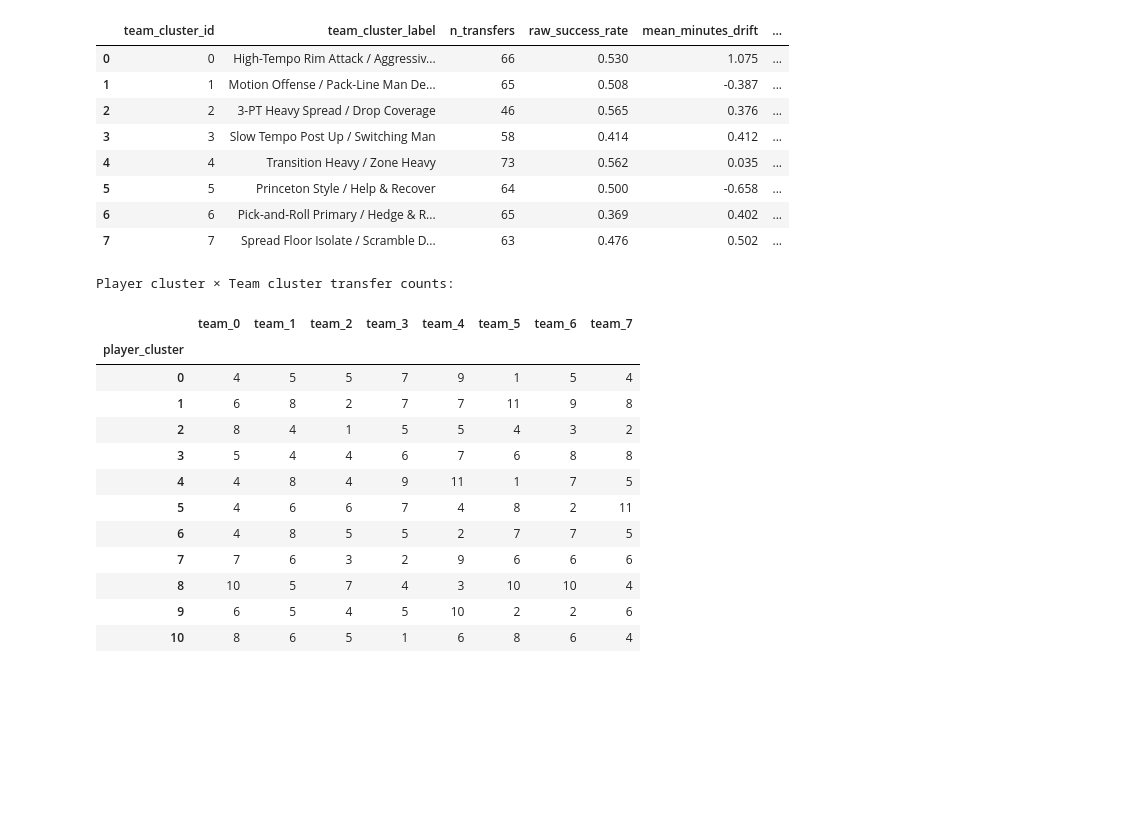
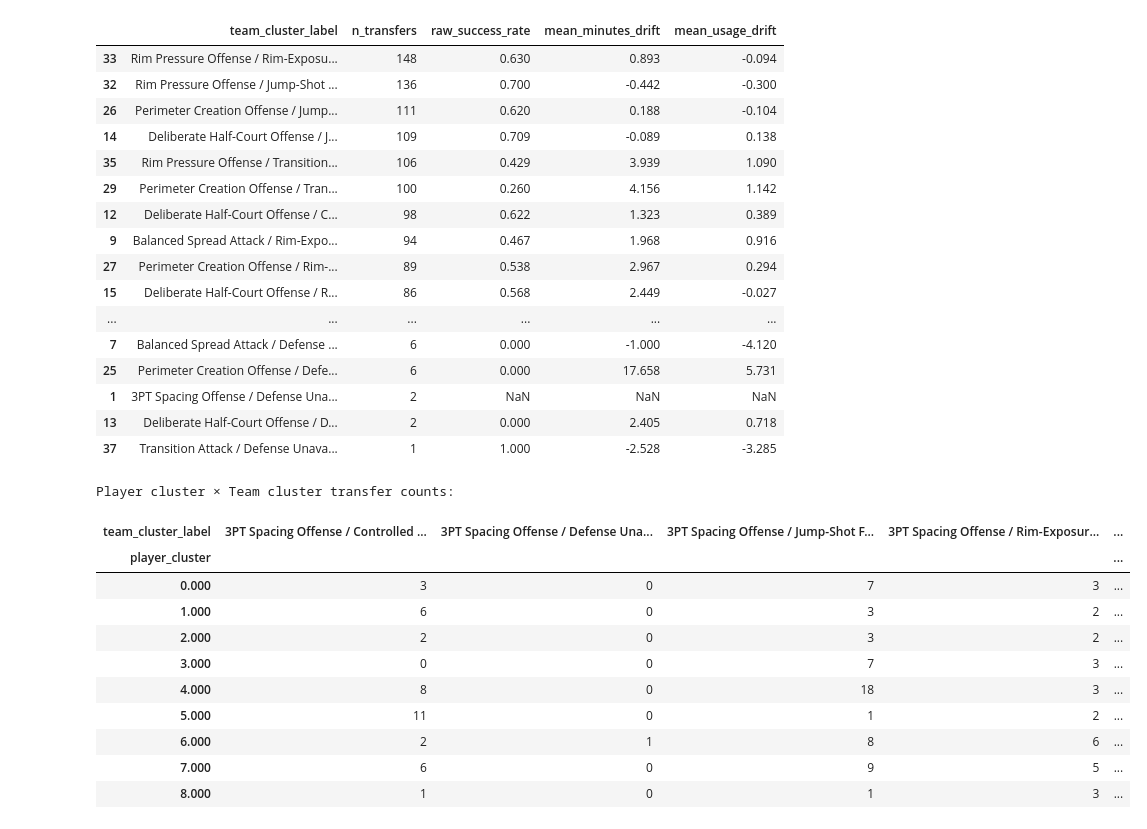
Before and after one commit to shanthg01/MIDS210-Capstone, a Jupyter notebook: notebooks/models/transfer_success.ipynb, the cells around one changed output. Saved outputs shown, nothing was run; the diff lists cells and outputs as text; code cells hidden in the pictures; blank space fills up the shorter version.

```diff
--- a/notebooks/models/transfer_success.ipynb
+++ b/notebooks/models/transfer_success.ipynb
@@ -260,7 +421,15 @@ def label_transfer_success(df: pd.DataFrame) -> pd.DataFrame:
 
     Primary: actual_value_per_100 >= projected_value_per_100 (both non-null).
     Fallback: post_per >= pre_per when projection or HE RAPM data is missing.
-    Rows with neither comparison possible get success = NaN.
+    Rows with neither comparison possible get success = NaN, success_label = pd.NA.
+
+    success_label uses pandas' nullable "boolean" dtype rather than a plain
+    True/False/NaN object column: with plain object dtype, unlabeled rows'
+    NaN silently coerces to True under `.astype(bool)` (verified) even
+    though direct boolean masking raises — a landmine for any future code
+    that touches success_label before filtering with `.notna()`. The
+    nullable dtype makes `.astype(bool)` raise instead of silently
+    corrupting unlabeled rows into false successes.
     """
     df = df.copy()
 
@@ -280,7 +449,7 @@ def label_transfer_success(df: pd.DataFrame) -> pd.DataFrame:
         df.loc[fallback, "post_per"] >= df.loc[fallback, "pre_per"]
     ).astype(float)
 
-    df["success_label"]       = df["success"].map({1.0: True, 0.0: False})
+    df["success_label"]       = df["success"].map({1.0: True, 0.0: False}).astype("boolean")
     df["value_vs_projection"] = df["actual_value_per_100"] - df["projected_value_per_100"]
     df["label_source"] = np.where(
         has_rapm, "rapm_vs_projection",
@@ -357,12 +528,12 @@ This cell provides a quick EDA of how historical transfers are distributed acros
 # %%
 # Cell 5 — Team cluster coverage EDA
-unmatched = df["team_cluster_id"].isna().sum()
+unmatched = df["team_cluster_label"].isna().sum()
 print(f"Transfers without a team_system_profiles row: {unmatched:,} ({unmatched/len(df):.1%})")
 print("These will receive confidence = global cluster prior (W=0 shrinkage).\n")
 
 team_cluster_summary = (
-    df[df["team_cluster_id"].notna()]
-    .groupby(["team_cluster_id", "team_cluster_label"], dropna=False)
+    df[df["team_cluster_label"].notna()]
+    .groupby("team_cluster_label", dropna=False)
     .agg(
         n_transfers=("transfer_id", "count"),
         raw_success_rate=("success", "mean"),
@@ -370,20 +541,19 @@ team_cluster_summary = (
         mean_usage_drift=("usage_drift", "mean"),
     )
     .reset_index()
-    .sort_values("team_cluster_id")
+    .sort_values("n_transfers", ascending=False)
 )
 
-print("Transfers per DB team cluster (team_system_profiles.cluster_id):")
+print("Transfers per DB team cluster (team_system_profiles.system_label):")
 display(team_cluster_summary.round(3))
 
 # Also show cross-tab of player clusters vs team clusters
 print("\nPlayer cluster × Team cluster transfer counts:")
 crosstab = (
-    df[df["team_cluster_id"].notna() & df["player_cluster"].notna()]
-    .groupby(["player_cluster", "team_cluster_id"])
+    df[df["team_cluster_label"].notna() & df["player_cluster"].notna()]
+    .groupby(["player_cluster", "team_cluster_label"])
     .size()
     .unstack(fill_value=0)
 )
-crosstab.columns = [f"team_{c}" for c in crosstab.columns]
 display(crosstab)
 # %% [output]
@@ -394,23 +564,29 @@ Transfers per DB team cluster (team_system_profiles.cluster_id):
-|  | team_cluster_id | team_cluster_label | n_transfers | raw_success_rate | mean_minutes_drift | ... |
-| 0 | 0 | High-Tempo Rim Attack / Aggressiv... | 66 | 0.530 | 1.075 | ... |
-| 1 | 1 | Motion Offense / Pack-Line Man De... | 65 | 0.508 | -0.387 | ... |
-| 2 | 2 | 3-PT Heavy Spread / Drop Coverage | 46 | 0.565 | 0.376 | ... |
-| 3 | 3 | Slow Tempo Post Up / Switching Man | 58 | 0.414 | 0.412 | ... |
-| 4 | 4 | Transition Heavy / Zone Heavy | 73 | 0.562 | 0.035 | ... |
-| 5 | 5 | Princeton Style / Help & Recover | 64 | 0.500 | -0.658 | ... |
-| 6 | 6 | Pick-and-Roll Primary / Hedge & R... | 65 | 0.369 | 0.402 | ... |
-| 7 | 7 | Spread Floor Isolate / Scramble D... | 63 | 0.476 | 0.502 | ... |
+|  | team_cluster_label | n_transfers | raw_success_rate | mean_minutes_drift | mean_usage_drift |
+| 33 | Rim Pressure Offense / Rim-Exposu... | 148 | 0.630 | 0.893 | -0.094 |
+| 32 | Rim Pressure Offense / Jump-Shot ... | 136 | 0.700 | -0.442 | -0.300 |
+| 26 | Perimeter Creation Offense / Jump... | 111 | 0.620 | 0.188 | -0.104 |
+| 14 | Deliberate Half-Court Offense / J... | 109 | 0.709 | -0.089 | 0.138 |
+| 35 | Rim Pressure Offense / Transition... | 106 | 0.429 | 3.939 | 1.090 |
+| 29 | Perimeter Creation Offense / Tran... | 100 | 0.260 | 4.156 | 1.142 |
+| 12 | Deliberate Half-Court Offense / C... | 98 | 0.622 | 1.323 | 0.389 |
+| 9 | Balanced Spread Attack / Rim-Expo... | 94 | 0.467 | 1.968 | 0.916 |
+| 27 | Perimeter Creation Offense / Rim-... | 89 | 0.538 | 2.967 | 0.294 |
+| 15 | Deliberate Half-Court Offense / R... | 86 | 0.568 | 2.449 | -0.027 |
+| ... | ... | ... | ... | ... | ... |
+| 7 | Balanced Spread Attack / Defense ... | 6 | 0.000 | -1.000 | -4.120 |
+| 25 | Perimeter Creation Offense / Defe... | 6 | 0.000 | 17.658 | 5.731 |
+| 1 | 3PT Spacing Offense / Defense Una... | 2 | NaN | NaN | NaN |
+| 13 | Deliberate Half-Court Offense / D... | 2 | 0.000 | 2.405 | 0.718 |
+| 37 | Transition Attack / Defense Unava... | 1 | 1.000 | -2.528 | -3.285 |
 Player cluster × Team cluster transfer counts:
-|  | team_0 | team_1 | team_2 | team_3 | team_4 | team_5 | team_6 | team_7 |
-| player_cluster |  |  |  |  |  |  |  |  |
-| 0 | 4 | 5 | 5 | 7 | 9 | 1 | 5 | 4 |
-| 1 | 6 | 8 | 2 | 7 | 7 | 11 | 9 | 8 |
-| 2 | 8 | 4 | 1 | 5 | 5 | 4 | 3 | 2 |
-| 3 | 5 | 4 | 4 | 6 | 7 | 6 | 8 | 8 |
-| 4 | 4 | 8 | 4 | 9 | 11 | 1 | 7 | 5 |
-| 5 | 4 | 6 | 6 | 7 | 4 | 8 | 2 | 11 |
-| 6 | 4 | 8 | 5 | 5 | 2 | 7 | 7 | 5 |
-| 7 | 7 | 6 | 3 | 2 | 9 | 6 | 6 | 6 |
-| 8 | 10 | 5 | 7 | 4 | 3 | 10 | 10 | 4 |
-| 9 | 6 | 5 | 4 | 5 | 10 | 2 | 2 | 6 |
-| 10 | 8 | 6 | 5 | 1 | 6 | 8 | 6 | 4 |
+| team_cluster_label | 3PT Spacing Offense / Controlled ... | 3PT Spacing Offense / Defense Una... | 3PT Spacing Offense / Jump-Shot F... | 3PT Spacing Offense / Rim-Exposur... | ... |
+| player_cluster |  |  |  |  | ... |
+| 0.000 | 3 | 0 | 7 | 3 | ... |
+| 1.000 | 6 | 0 | 3 | 2 | ... |
+| 2.000 | 2 | 0 | 3 | 2 | ... |
+| 3.000 | 0 | 0 | 7 | 3 | ... |
+| 4.000 | 8 | 0 | 18 | 3 | ... |
+| 5.000 | 11 | 0 | 1 | 2 | ... |
+| 6.000 | 2 | 1 | 8 | 6 | ... |
+| 7.000 | 6 | 0 | 9 | 5 | ... |
+| 8.000 | 1 | 0 | 1 | 3 | ... |
```
Also changed, not shown: parts of 40 cells of this notebook.
